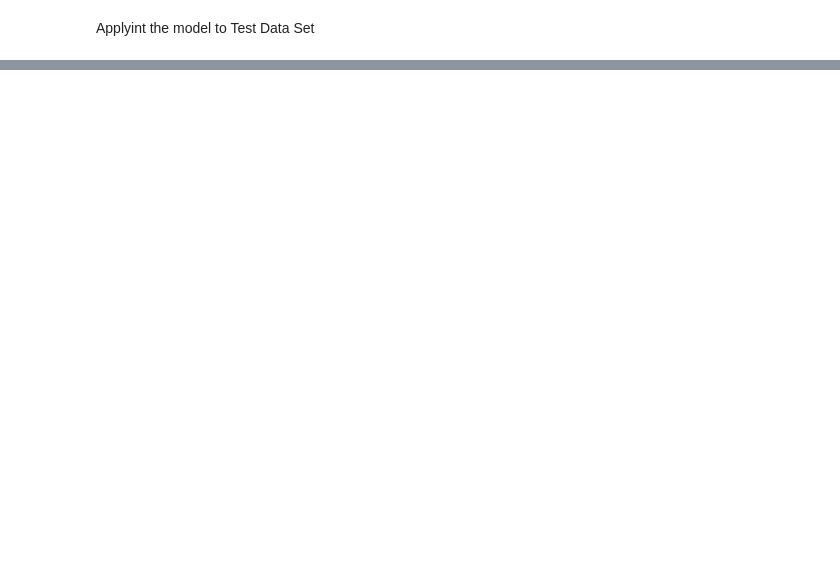
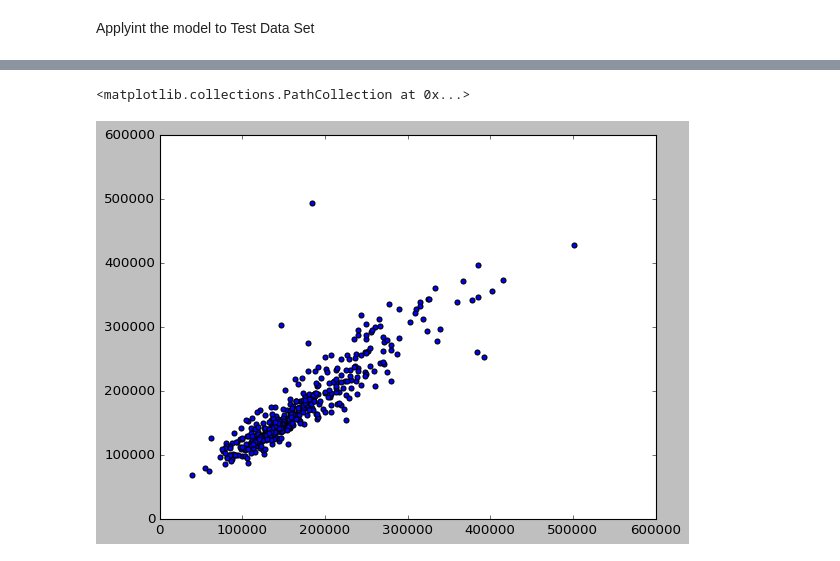
Before and after one commit to saptarshidatta96/House-Prices, a Jupyter notebook: House_Price_Prediction_Data_Exploration_+_Modelling.ipynb, the cells around one changed output, grey strips where cells are left out. Cells and saved outputs as stored; diff of their text form; code cells hidden in the pictures; blank space fills up the shorter version.

```diff
--- a/House_Price_Prediction_Data_Exploration_+_Modelling.ipynb
+++ b/House_Price_Prediction_Data_Exploration_+_Modelling.ipynb
@@ -618,0 +627,5 @@ predictions = dtree.predict(final_test)
+# %%
+from sklearn.ensemble import RandomForestRegressor
+rf = RandomForestRegressor(n_estimators = 501, random_state = 0)
+# %%
+rf.fit(X_train, y_train)
@@ -618,0 +640,7 @@ predictions = dtree.predict(final_test)
+# %%
+predictions = rf.predict(X_test)
+# %%
+plt.scatter(y_test,predictions)
+# %% [output]
+<matplotlib.collections.PathCollection at 0x...>
+[figure, added]
```
Also changed, not shown: parts of 16 cells of this notebook.
